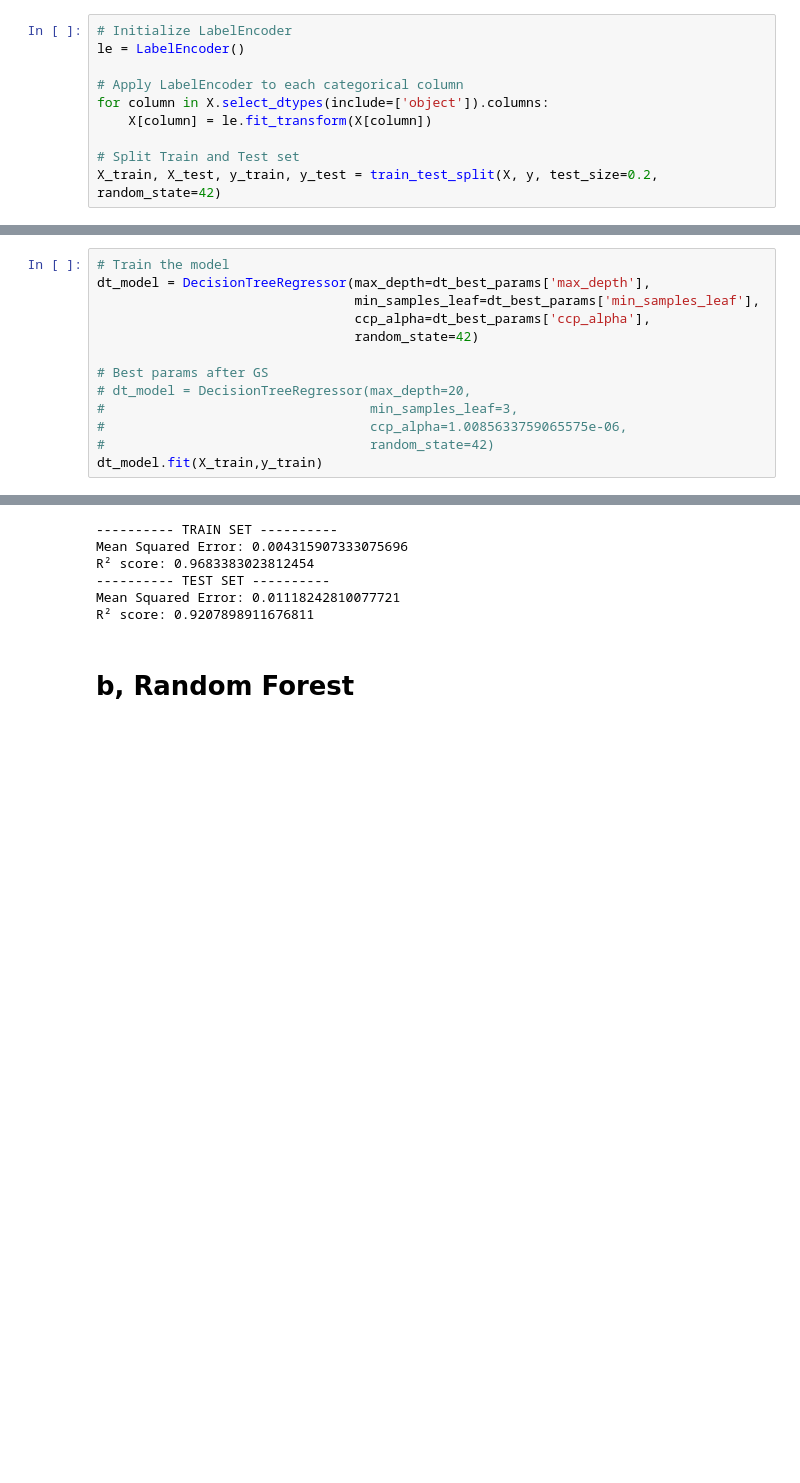
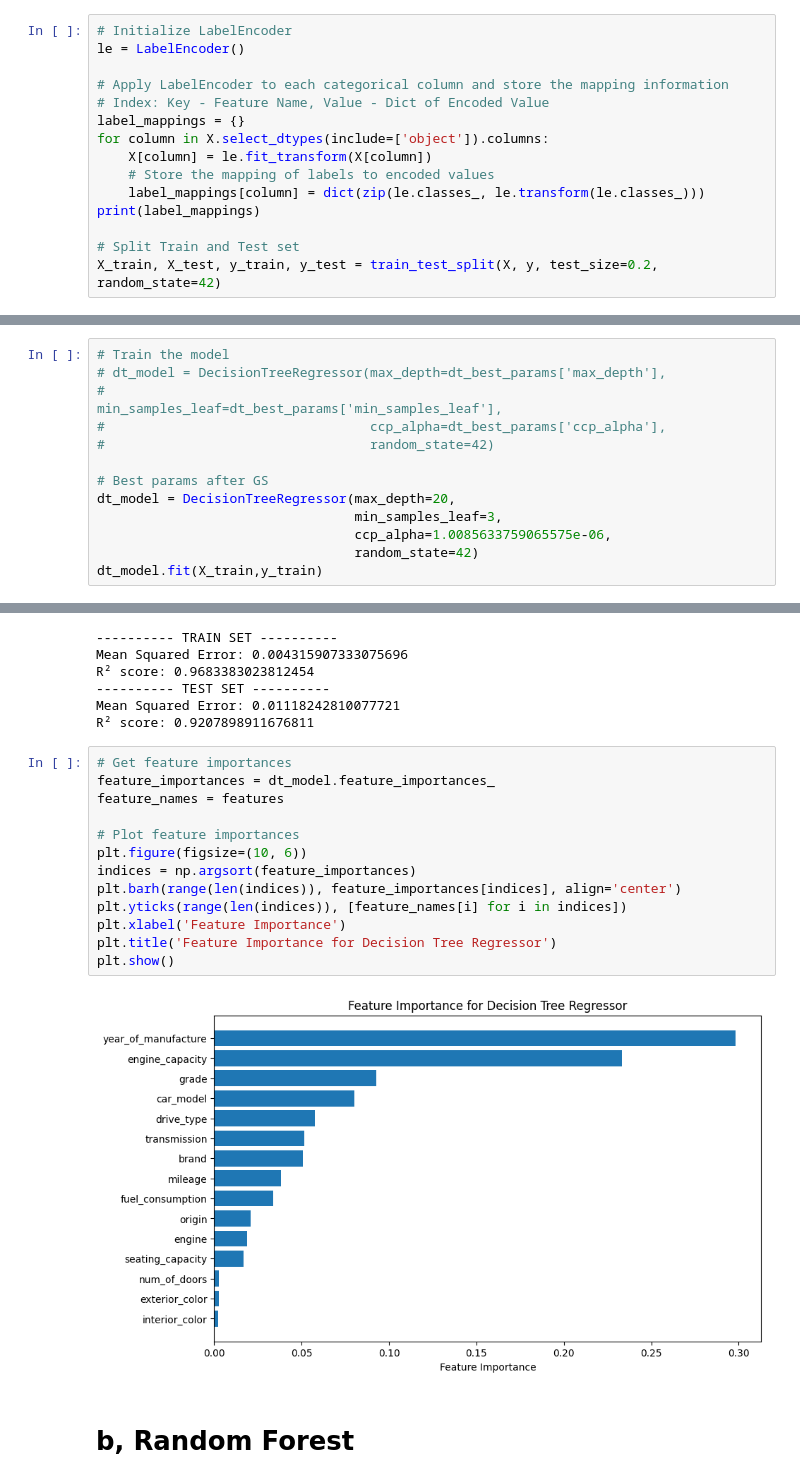
Before and after one commit to AnKun10/Car-Evaluation, a Jupyter notebook: Model/Main/Tree Price Prediction.ipynb, the cells around one changed output, grey strips where cells are left out. Drawn from its saved outputs; the diff is of its cells as text; blank space fills up the shorter version.

```diff
--- a/Model/Main/Tree Price Prediction.ipynb
+++ b/Model/Main/Tree Price Prediction.ipynb
@@ -33,9 +33,14 @@ y = dataset[target] # y = dataset.iloc[:, -1].reshape(-1, 1)
 # Initialize LabelEncoder
 le = LabelEncoder()
 
-# Apply LabelEncoder to each categorical column
+# Apply LabelEncoder to each categorical column and store the mapping information
+# Index: Key - Feature Name, Value - Dict of Encoded Value
+label_mappings = {}
 for column in X.select_dtypes(include=['object']).columns:
     X[column] = le.fit_transform(X[column])
+    # Store the mapping of labels to encoded values
+    label_mappings[column] = dict(zip(le.classes_, le.transform(le.classes_)))
+print(label_mappings)
 
 # Split Train and Test set
 X_train, X_test, y_train, y_test = train_test_split(X, y, test_size=0.2, random_state=42)
@@ -100,16 +106,16 @@ Fitting 5 folds for each of 270500 candidates, totalling 1352500 fits
 KeyboardInterrupt:
 # %%
 # Train the model
-dt_model = DecisionTreeRegressor(max_depth=dt_best_params['max_depth'],
-                                 min_samples_leaf=dt_best_params['min_samples_leaf'],
-                                 ccp_alpha=dt_best_params['ccp_alpha'],
-                                 random_state=42)
+# dt_model = DecisionTreeRegressor(max_depth=dt_best_params['max_depth'],
+#                                  min_samples_leaf=dt_best_params['min_samples_leaf'],
+#                                  ccp_alpha=dt_best_params['ccp_alpha'],
+#                                  random_state=42)
 
 # Best params after GS
-# dt_model = DecisionTreeRegressor(max_depth=20,
-#                                  min_samples_leaf=3,
-#                                  ccp_alpha=1.0085633759065575e-06,
-#                                  random_state=42)
+dt_model = DecisionTreeRegressor(max_depth=20,
+                                 min_samples_leaf=3,
+                                 ccp_alpha=1.0085633759065575e-06,
+                                 random_state=42)
 dt_model.fit(X_train,y_train)
 # %% [output]
 DecisionTreeRegressor(ccp_alpha=1.0085633759065575e-06, max_depth=20,
@@ -137,6 +143,21 @@ R² score: 0.9683383023812454
 ---------- TEST SET ----------
 Mean Squared Error: 0.01118242810077721
 R² score: 0.9207898911676811
+# %%
+# Get feature importances
+feature_importances = dt_model.feature_importances_
+feature_names = features
+
+# Plot feature importances
+plt.figure(figsize=(10, 6))
+indices = np.argsort(feature_importances)
+plt.barh(range(len(indices)), feature_importances[indices], align='center')
+plt.yticks(range(len(indices)), [feature_names[i] for i in indices])
+plt.xlabel('Feature Importance')
+plt.title('Feature Importance for Decision Tree Regressor')
+plt.show()
+# %% [output]
+[figure, added]
 # %% [markdown]
 # b, Random Forest
 # %%
```
Also changed, not shown: parts of 8 cells of this notebook.
